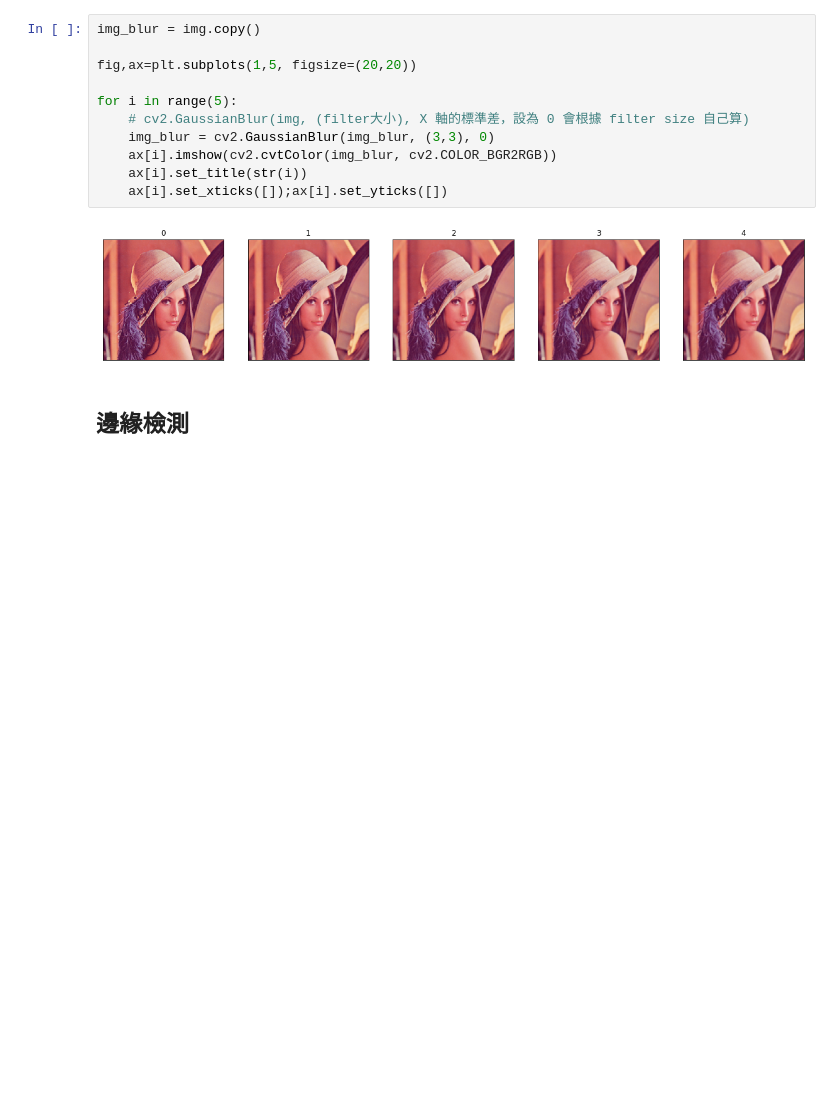
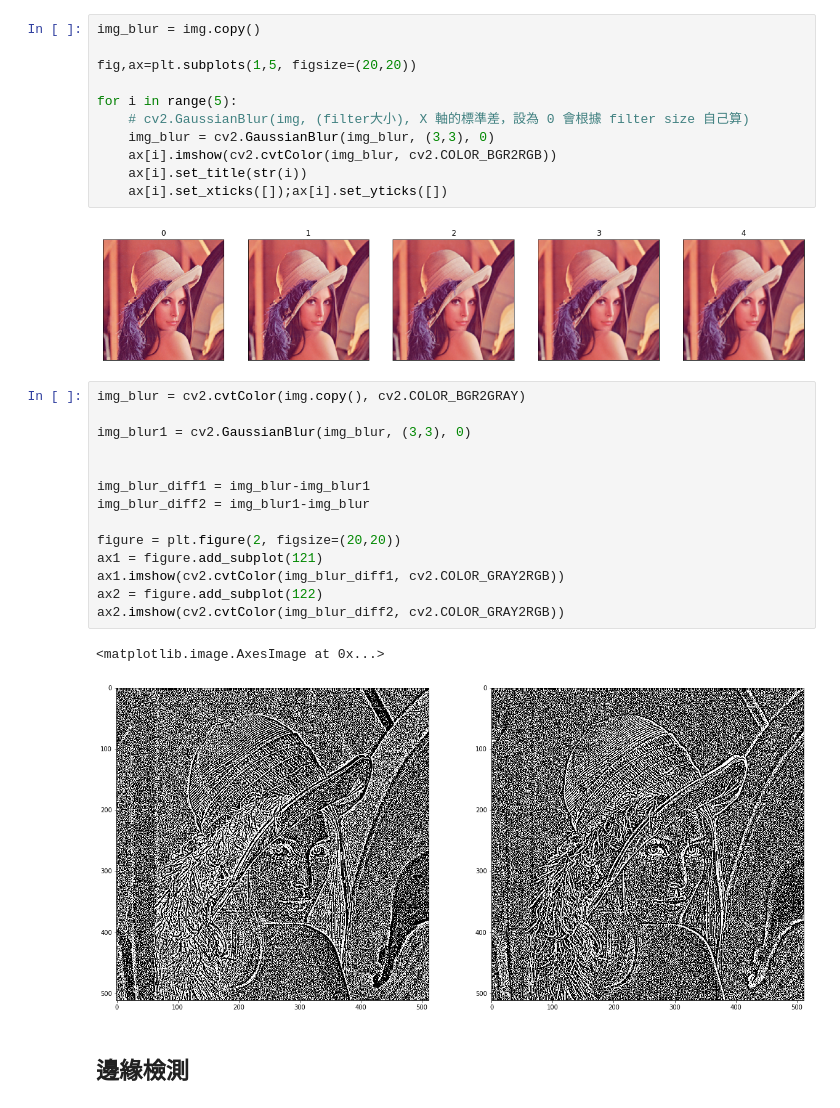
Before and after one commit to flyhead30042/CV100, a Jupyter notebook: Day008_sobel_gaussian_blur_HW.ipynb, the cells around one changed output. Drawn from its saved outputs; the diff is of its cells as text; blank space fills up the shorter version.

```diff
--- a/Day008_sobel_gaussian_blur_HW.ipynb
+++ b/Day008_sobel_gaussian_blur_HW.ipynb
@@ -32,6 +32,23 @@ for i in range(5):
     ax[i].set_xticks([]);ax[i].set_yticks([])
 # %% [output]
 [figure]
+# %%
+img_blur = cv2.cvtColor(img.copy(), cv2.COLOR_BGR2GRAY)
+
+img_blur1 = cv2.GaussianBlur(img_blur, (3,3), 0)
+
+
+img_blur_diff1 = img_blur-img_blur1
+img_blur_diff2 = img_blur1-img_blur
+
+figure = plt.figure(2, figsize=(20,20))
+ax1 = figure.add_subplot(121)
+ax1.imshow(cv2.cvtColor(img_blur_diff1, cv2.COLOR_GRAY2RGB))
+ax2 = figure.add_subplot(122)
+ax2.imshow(cv2.cvtColor(img_blur_diff2, cv2.COLOR_GRAY2RGB))
+# %% [output]
+<matplotlib.image.AxesImage at 0x...>
+[figure, added]
 # %% [markdown]
 ## 邊緣檢測
 # %% [markdown]
```
